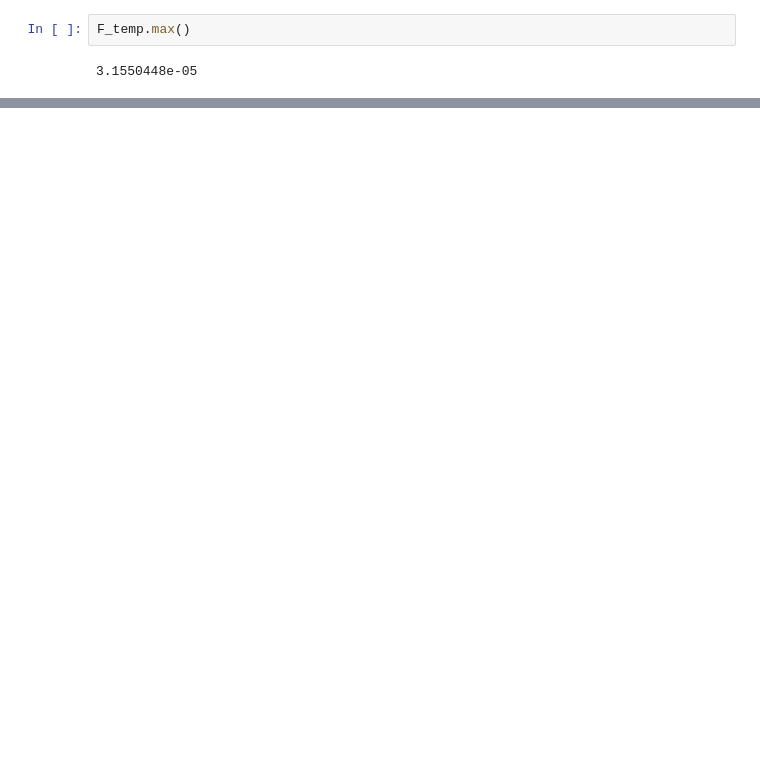
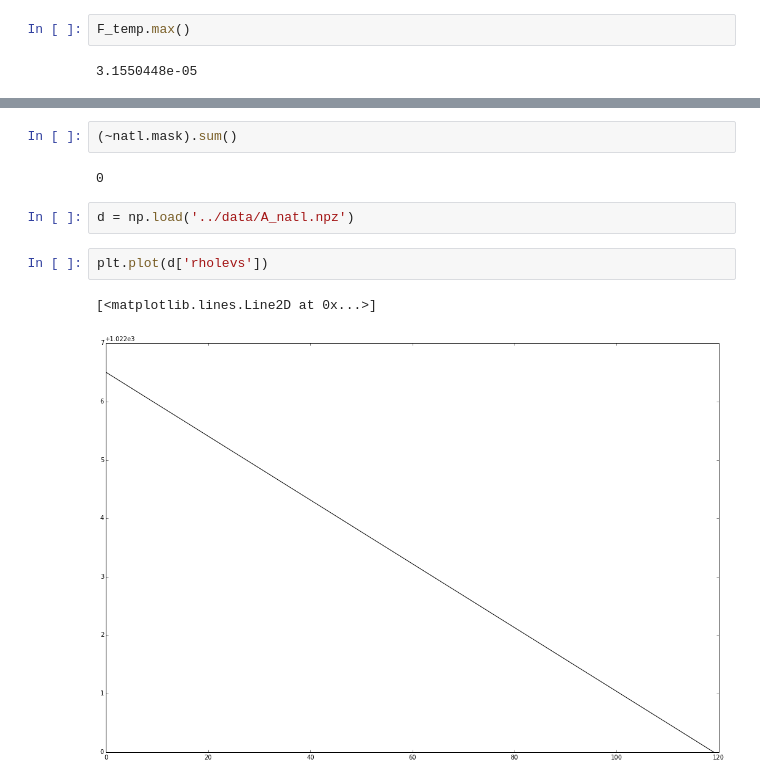
Before and after one commit to rabernat/pop_water_mass, a Jupyter notebook: notebooks/regions.ipynb, the cells around one changed output, grey strips where cells are left out. Cells and saved outputs as stored; diff of their text form; blank space fills up the shorter version.

```diff
--- a/notebooks/regions.ipynb
+++ b/notebooks/regions.ipynb
@@ -147,0 +165,11 @@ A.shape
+# %%
+(~natl.mask).sum()
+# %% [output]
+0
+# %%
+d = np.load('../data/A_natl.npz')
+# %%
+plt.plot(d['rholevs'])
+# %% [output]
+[<matplotlib.lines.Line2D at 0x...>]
+[figure, added]
```
Also changed, not shown: parts of 13 cells of this notebook, 4 other files.
